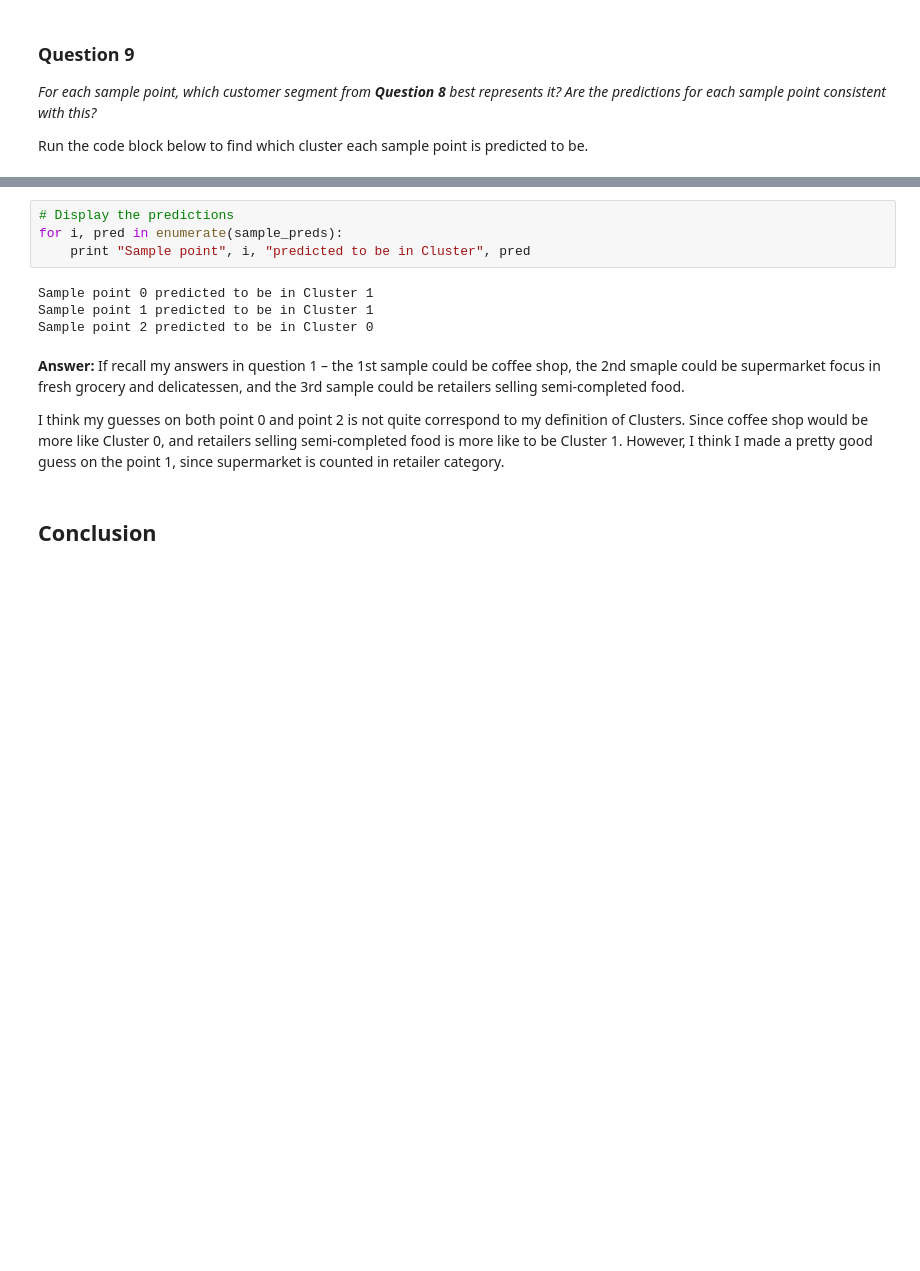
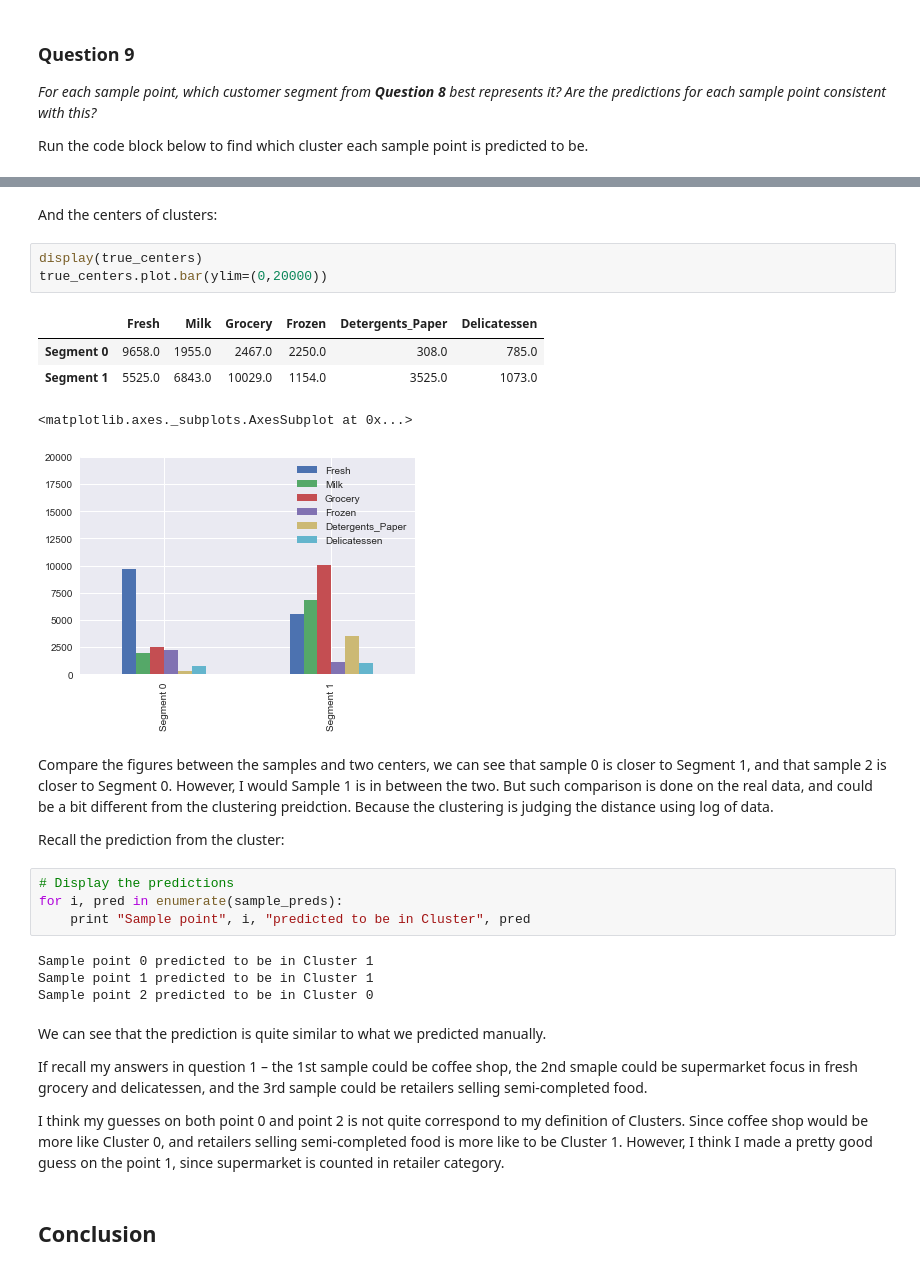
Before and after one commit to sun-binrwei/MLPracticeProjects, a Jupyter notebook: customer_segments/customer_segments.ipynb, the cells around one changed output, grey strips where cells are left out. Drawn from its saved outputs; the diff is of its cells as text; blank space fills up the shorter version.

```diff
--- a/customer_segments/customer_segments.ipynb
+++ b/customer_segments/customer_segments.ipynb
@@ -561,3 +582,18 @@ Run the code block below to find which cluster each sample point is predicted to
+# %% [markdown]
+And the centers of clusters:
+# %%
+display(true_centers)
+true_centers.plot.bar(ylim=(0,20000))
+# %% [output]
+|  | Fresh | Milk | Grocery | Frozen | Detergents_Paper | Delicatessen |
+| Segment 0 | 9658.0 | 1955.0 | 2467.0 | 2250.0 | 308.0 | 785.0 |
+| Segment 1 | 5525.0 | 6843.0 | 10029.0 | 1154.0 | 3525.0 | 1073.0 |
+<matplotlib.axes._subplots.AxesSubplot at 0x...>
+[figure, added]
+# %% [markdown]
+Compare the figures between the samples and two centers, we can see that sample 0 is closer to Segment 1, and that sample 2 is closer to Segment 0. However, I would Sample 1 is in between the two. But such comparison is done on the real data, and could be a bit different from the clustering preidction. Because the clustering is judging the distance using log of data.
+
+Recall the prediction from the cluster:
 # %%
 # Display the predictions
 for i, pred in enumerate(sample_preds):
@@ -567,7 +603,8 @@ Sample point 0 predicted to be in Cluster 1
 Sample point 1 predicted to be in Cluster 1
 Sample point 2 predicted to be in Cluster 0
 # %% [markdown]
-**Answer:**
+We can see that the prediction is quite similar to what we predicted manually.
+
 If recall my answers in question 1 – the 1st sample could be coffee shop, the 2nd smaple could be supermarket focus in fresh grocery and delicatessen, and the 3rd sample could be retailers selling semi-completed food.
 
 I think my guesses on both point 0 and point 2 is not quite correspond to my definition of Clusters. Since coffee shop would be more like Cluster 0, and retailers selling semi-completed food is more like to be Cluster 1.
```
Also changed, not shown: parts of 12 cells of this notebook, 1 other file.
